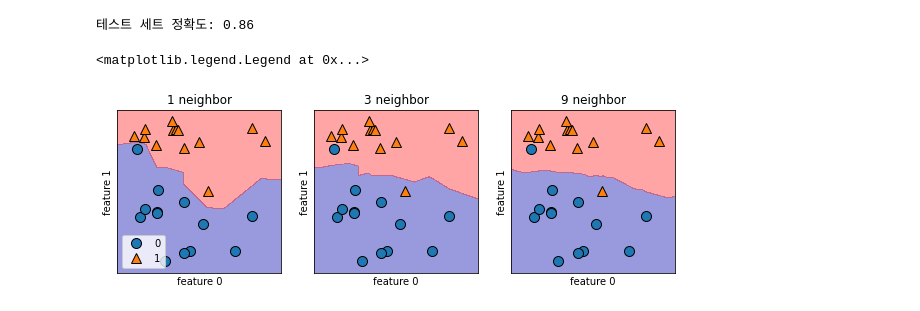
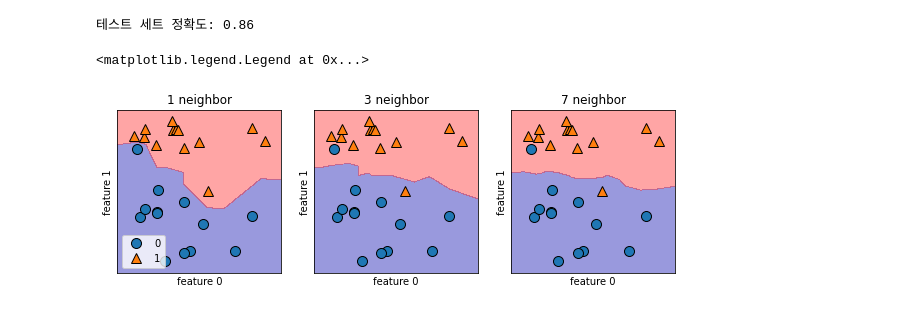
Before and after one commit to Druwa-git/ml_basic, a Jupyter notebook: ml.ipynb, the cells around one changed output. Drawn from its saved outputs; the diff is of its cells as text; code cells hidden in the pictures.

```diff
--- a/ml.ipynb
+++ b/ml.ipynb
@@ -77,14 +79,14 @@ print("테스트 세트 정확도: {:.2f}".format(clf.score(X_test, y_test)))
 테스트 세트 정확도: 0.86
 # %%
 fig,axes = plt.subplots(1, 3, figsize=(10, 3))
-for n_neighbors, ax in zip([1,3,9,10], axes):
+for n_neighbors, ax in zip([1,3,7], axes):
   clf = KNeighborsClassifier(n_neighbors=n_neighbors).fit(X, y)
   mglearn.plots.plot_2d_separator(clf, X, fill=True, eps=0.5, ax=ax, alpha=.4)
   mglearn.discrete_scatter(X[:, 0], X[:, 1], y, ax=ax)
   ax.set_title(f"{n_neighbors} neighbor")
   ax.set_xlabel("feature 0")
   ax.set_ylabel("feature 1")
 axes[0].legend(loc=3)
 # %% [output]
 <matplotlib.legend.Legend at 0x...>
-[figure, old version]
+[figure, new version]
```
Also changed, not shown: parts of 6 cells of this notebook.
